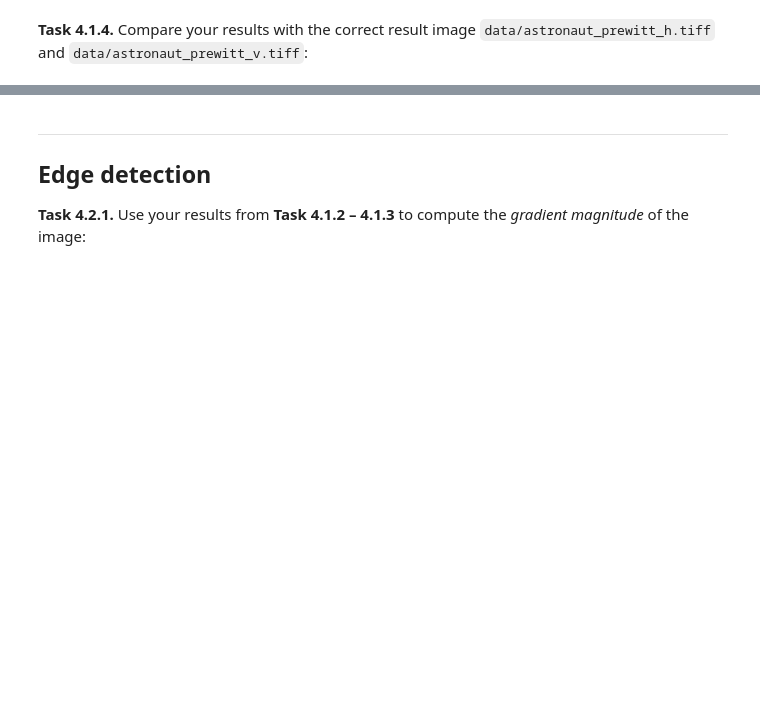
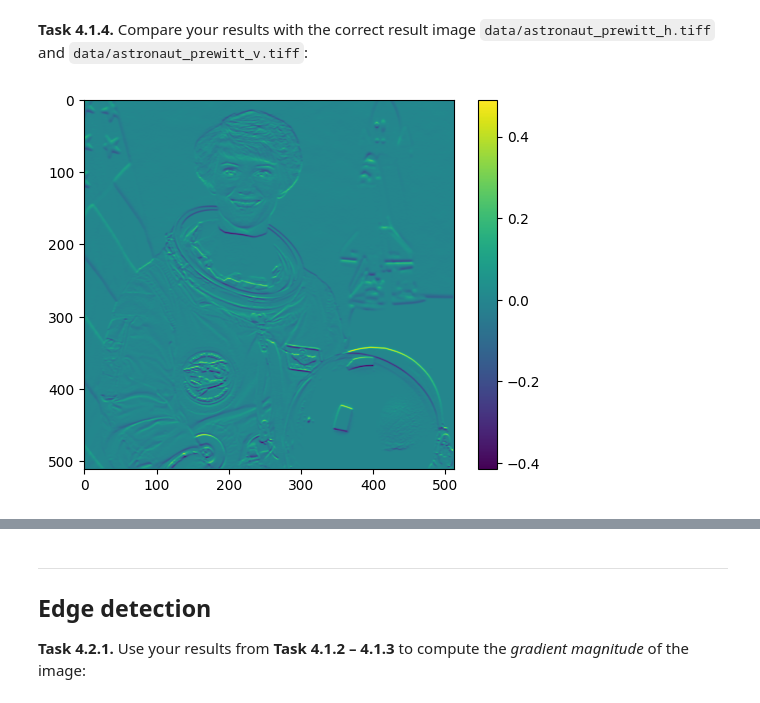
Before and after one commit to JanFelixSchreiber/mobi-fs3-python, a Jupyter notebook: task4.ipynb, the cells around one changed output, grey strips where cells are left out. Cells and saved outputs as stored; diff of their text form; code cells hidden in the pictures; blank space fills up the shorter version.

```diff
--- a/task4.ipynb
+++ b/task4.ipynb
@@ -63,2 +65,12 @@ plt.imshow(prewitt_v(img))
 # %% [markdown]
 **<a id="#">Task 4.1.4.</a>** Compare your results with the correct result image `data/astronaut_prewitt_h.tiff` and `data/astronaut_prewitt_v.tiff`:
+# %%
+import imageio.v2 as imageio
+
+img_Lösung_V = imageio.imread("data/astronaut_prewitt_v.tiff")
+
+plt.imshow(img_Lösung_V)
+plt.colorbar()
+plt.show()
+# %% [output]
+[figure, added]
```
Also changed, not shown: parts of 4 cells of this notebook.
